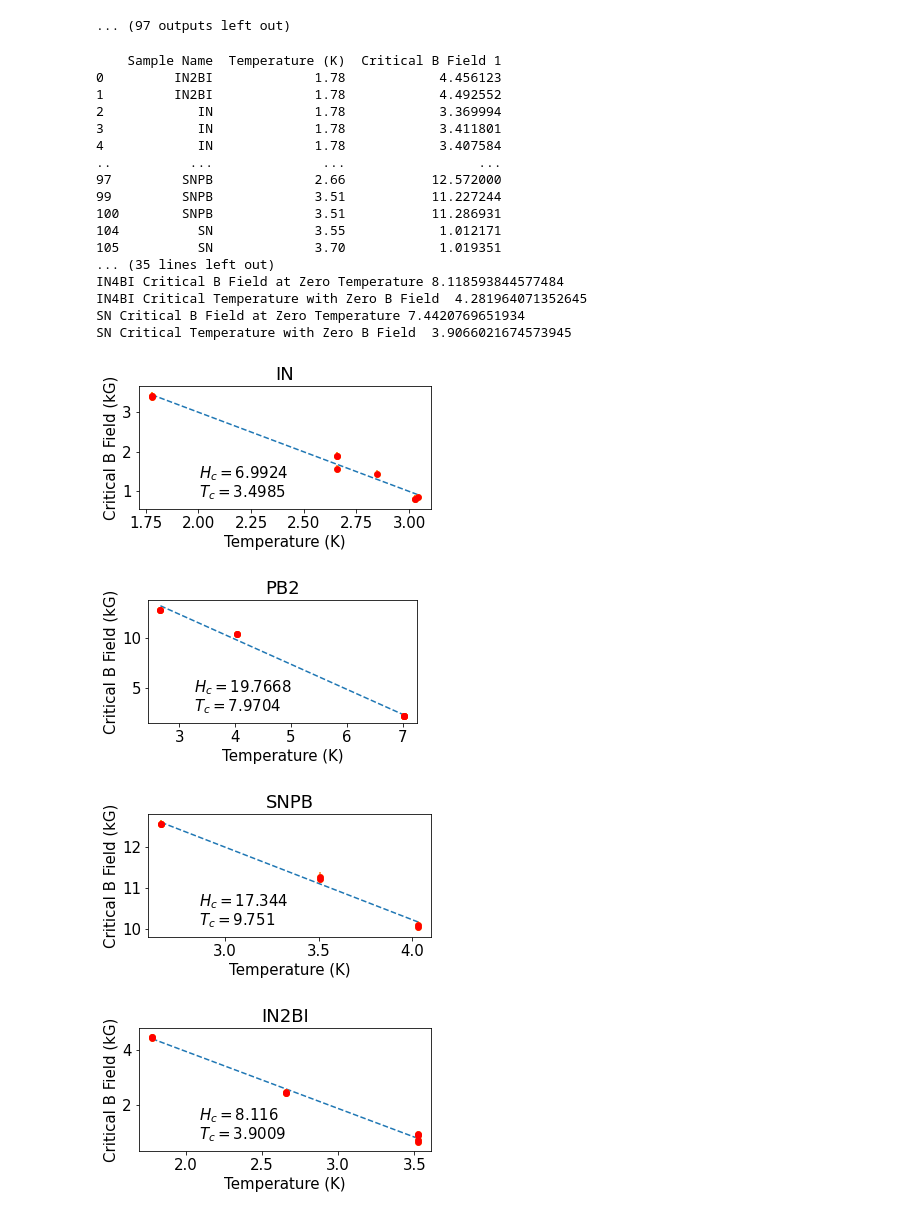
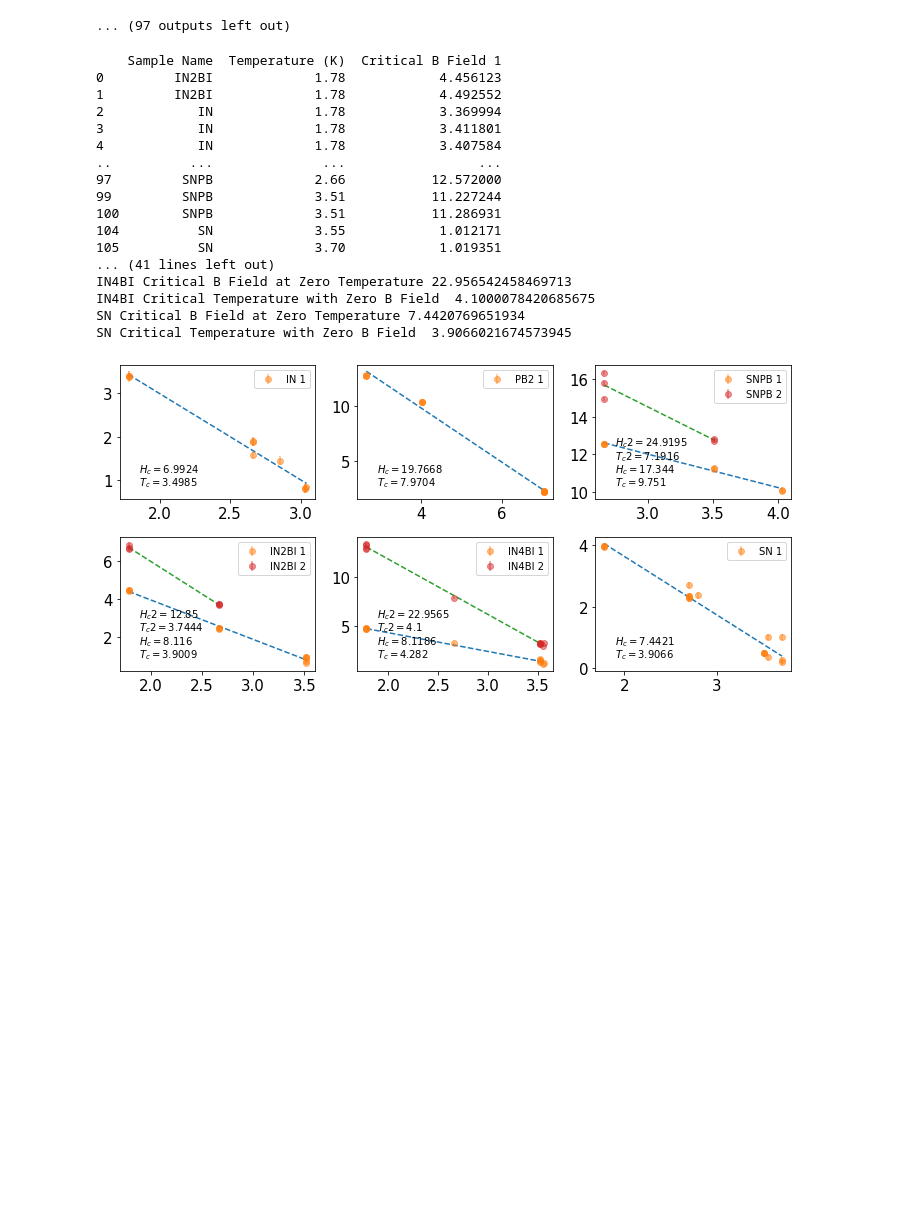
Before and after one commit to dcordovacarrizales/191_PlasmaPhysics, a Jupyter notebook: Superconductivity/Meissner/Meissner.ipynb, the cells around one changed output. Drawn from its saved outputs; the diff is of its cells as text; code cells hidden in the pictures; blank space fills up the shorter version.

Commit message:
Plotting

```diff
--- a/Superconductivity/Meissner/Meissner.ipynb
+++ b/Superconductivity/Meissner/Meissner.ipynb
@@ -245,23 +245,26 @@ second_curve_samples = dict_temp_critical_B(df_critical_B_2)
 print(second_curve_samples)
 
 
+subplots = {"IN": (0,0), "PB2": (0,1), "SNPB": (0,2), "IN2BI": (1,0), "IN4BI": (1,1), "SN": (1,2)}
+# def plot_sample_dict(all_samples):
 
-def plot_sample_dict(all_samples):
-    for key in all_samples:
-        #print(key)
-        #print(all_samples[key][0])
+fig, axes = plt.subplots(2, 3, figsize=(10,5))
 
-        if key not in ["PB0", "PB1", "PTFE", "Cu"]: #excluding the non-superconducting samples or the samples we don't want to look at
-            plt.figure(figsize=(5,3))
+for key in all_samples:
+    #print(key)
+    #print(all_samples[key][0])
 
-            x_meissner = all_samples[key][0]
-            y_meissner = all_samples[key][1]
+    if key not in ["PB0", "PB1", "PTFE", "Cu"]: #excluding the non-superconducting samples or the samples we don't want to look at
+
+        r,c = subplots[key]
+        ax = axes[r,c]
+        for n, data in {1:first_curve_samples, 2:second_curve_samples}.items():
+            x_meissner = data[key][0]
+            y_meissner = data[key][1]
 
             if len(x_meissner) != 0:
                 x_meissner = pd.Series(x_meissner)
                 y_meissner = pd.Series(y_meissner)
-
-
 
                 sigma = []
                 for i in range(len(x_meissner)):
@@ -270,48 +273,50 @@ def plot_sample_dict(all_samples):
                 sigma = pd.Series(sigma)
 
                 popt, pcov = curve_fit(func, x_meissner, y_meissner, sigma= sigma)
 
                 xrange = np.linspace(min(x_meissner),max(x_meissner),50)
-                plt.plot(xrange, func(xrange, *popt),'--')
-                plt.errorbar(x_meissner, y_meissner, ls='none', yerr= .1, fmt='o')
-                plt.scatter(x_meissner, y_meissner, s=30 , color = 'red',zorder=100)
-
+                ax.plot(xrange, func(xrange, *popt),'--')
+                ax.errorbar(x_meissner, y_meissner, ls='none', yerr= .1, fmt='o', alpha = 0.5, label=key+f' {n}')
+#                 ax.scatter(x_meissner, y_meissner, s=10 , color = 'red',zorder=100)
 
         #         -b/m = x
 
                 print(key, "Critical B Field at Zero Temperature", func(0, *popt) )
                 print(key, "Critical Temperature with Zero B Field ", -popt[1]/popt[0])
 
-                plt.annotate(f'$H_c = {round(func(0, *popt),4)}$', (0.3,0.4), xycoords='figure fraction',size=15)
-                plt.annotate(f'$T_c = {round(-popt[1]/popt[0],4)}$', (0.3,0.3), xycoords='figure fraction', size=15)
-                plt.xlabel("Temperature (K)")
-                plt.ylabel("Critical B Field (kG)")
-                plt.title(key)
-                plt.tight_layout()
+                if n == 1:
+                    ax.annotate(f'$H_c = {round(func(0, *popt),4)}$', (0.1,0.2), xycoords='axes fraction',size=10)
+                    ax.annotate(f'$T_c = {round(-popt[1]/popt[0],4)}$', (0.1,0.1), xycoords='axes fraction', size=10)
+                if n == 2:
+                    ax.annotate(f'$H_c2 = {round(func(0, *popt),4)}$', (0.1,0.4), xycoords='axes fraction',size=10)
+                    ax.annotate(f'$T_c2 = {round(-popt[1]/popt[0],4)}$', (0.1,0.3), xycoords='axes fraction', size=10)
+#                 plt.xlabel("Temperature (K)")
+#                 plt.ylabel("Critical B Field (kG)")
+#                 plt.title(key)
+                ax.legend(fontsize=10)
             else:
                 pass
+plt.tight_layout()
+# plt.legend()
 
 
-plot_sample_dict(first_curve_samples)
+# plot_sample_dict(first_curve_samples)
 # %% [output]
     Sample Name  Temperature (K)  Critical B Field 1
 0         IN2BI             1.78            4.456123
 1         IN2BI             1.78            4.492552
 2            IN             1.78            3.369994
 3            IN             1.78            3.411801
 4            IN             1.78            3.407584
 ..          ...              ...                 ...
 97         SNPB             2.66           12.572000
 99         SNPB             3.51           11.227244
 100        SNPB             3.51           11.286931
 104          SN             3.55            1.012171
 105          SN             3.70            1.019351
-... (35 lines left out)
-IN4BI Critical B Field at Zero Temperature 8.118593844577484
-IN4BI Critical Temperature with Zero B Field  4.281964071352645
+... (41 lines left out)
+IN4BI Critical B Field at Zero Temperature 22.956542458469713
+IN4BI Critical Temperature with Zero B Field  4.1000078420685675
 SN Critical B Field at Zero Temperature 7.4420769651934
 SN Critical Temperature with Zero B Field  3.9066021674573945
-[figure, old version]
+[figure, new version]
-[figure, removed]
-[figure, removed]
-[figure, removed]
```
Also changed, not shown: parts of 3 cells of this notebook.
